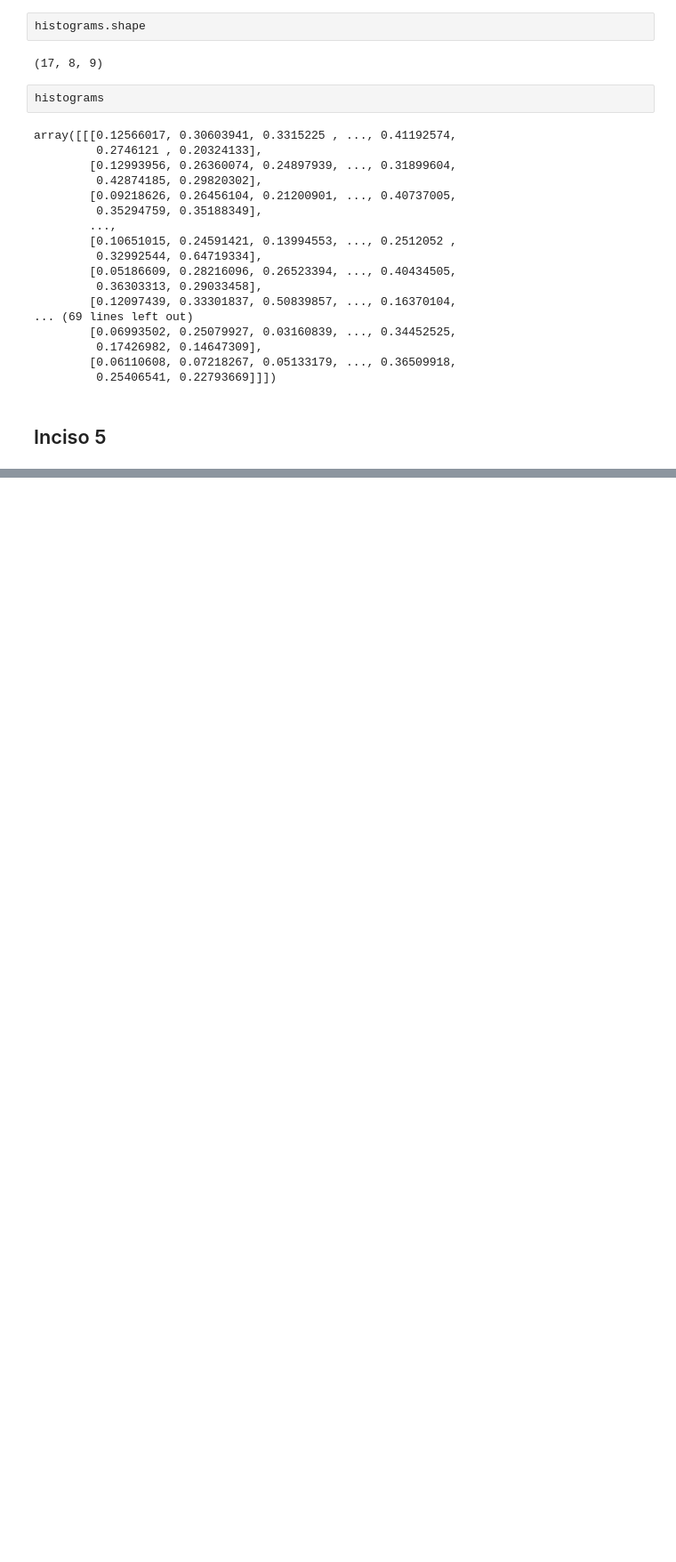
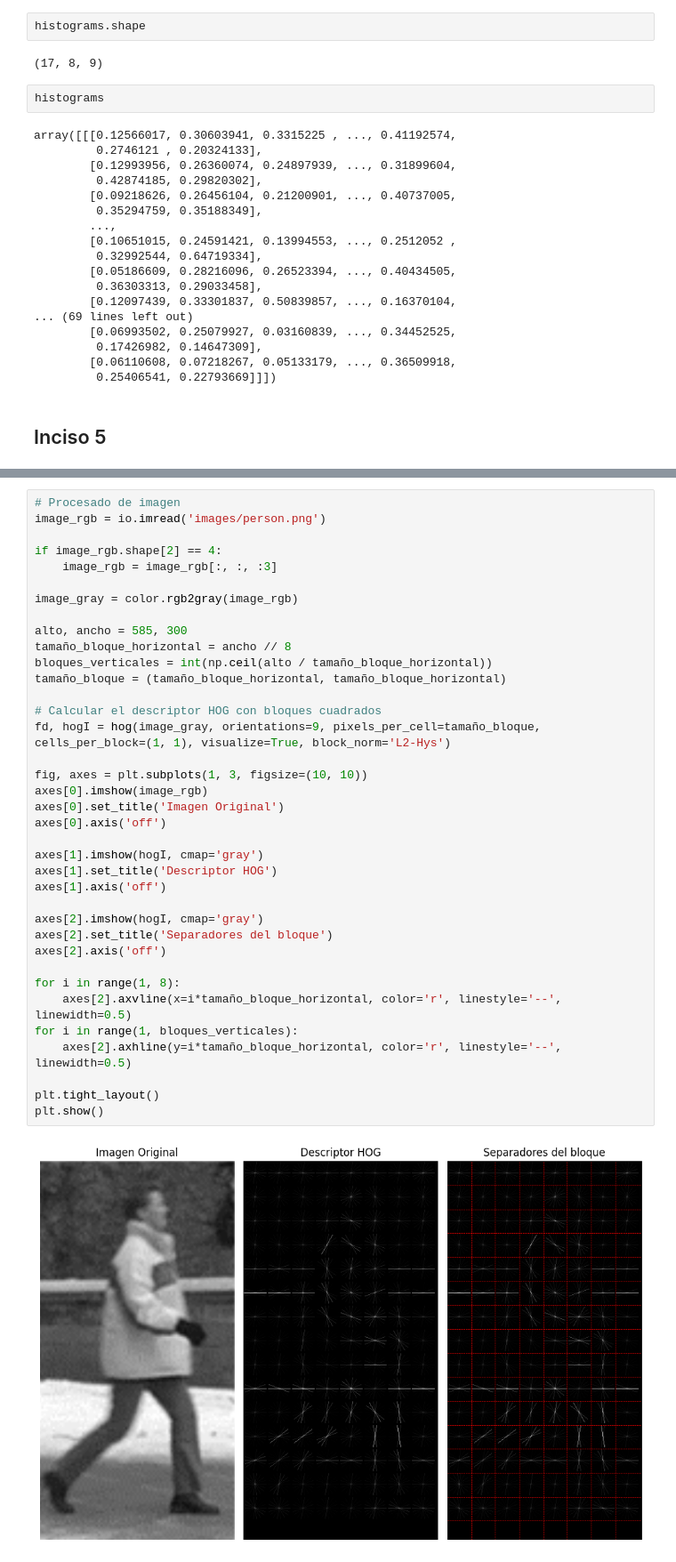
Before and after one commit to MGonza20/Lab02_VC_UVG, a Jupyter notebook: lab.ipynb, the cells around one changed output, grey strips where cells are left out. Shown at 89% size. Cells and saved outputs as stored; diff of their text form; blank space fills up the shorter version.

```diff
--- a/lab.ipynb
+++ b/lab.ipynb
@@ -252,0 +252,39 @@ plt.show()
+# %%
+# Procesado de imagen
+image_rgb = io.imread('images/person.png')
+
+if image_rgb.shape[2] == 4:
+    image_rgb = image_rgb[:, :, :3]
+
+image_gray = color.rgb2gray(image_rgb)
+
+alto, ancho = 585, 300
+tamaño_bloque_horizontal = ancho // 8
+bloques_verticales = int(np.ceil(alto / tamaño_bloque_horizontal))
+tamaño_bloque = (tamaño_bloque_horizontal, tamaño_bloque_horizontal)
+
+# Calcular el descriptor HOG con bloques cuadrados
+fd, hogI = hog(image_gray, orientations=9, pixels_per_cell=tamaño_bloque, cells_per_block=(1, 1), visualize=True, block_norm='L2-Hys')
+
+fig, axes = plt.subplots(1, 3, figsize=(10, 10))
+axes[0].imshow(image_rgb)
+axes[0].set_title('Imagen Original')
+axes[0].axis('off')
+
+axes[1].imshow(hogI, cmap='gray')
+axes[1].set_title('Descriptor HOG')
+axes[1].axis('off')
+
+axes[2].imshow(hogI, cmap='gray')
+axes[2].set_title('Separadores del bloque')
+axes[2].axis('off')
+
+for i in range(1, 8):
+    axes[2].axvline(x=i*tamaño_bloque_horizontal, color='r', linestyle='--', linewidth=0.5)
+for i in range(1, bloques_verticales):
+    axes[2].axhline(y=i*tamaño_bloque_horizontal, color='r', linestyle='--', linewidth=0.5)
+
+plt.tight_layout()
+plt.show()
+# %% [output]
+[figure, added]
```
Also changed, not shown: parts of 6 cells of this notebook, 1 other file.
